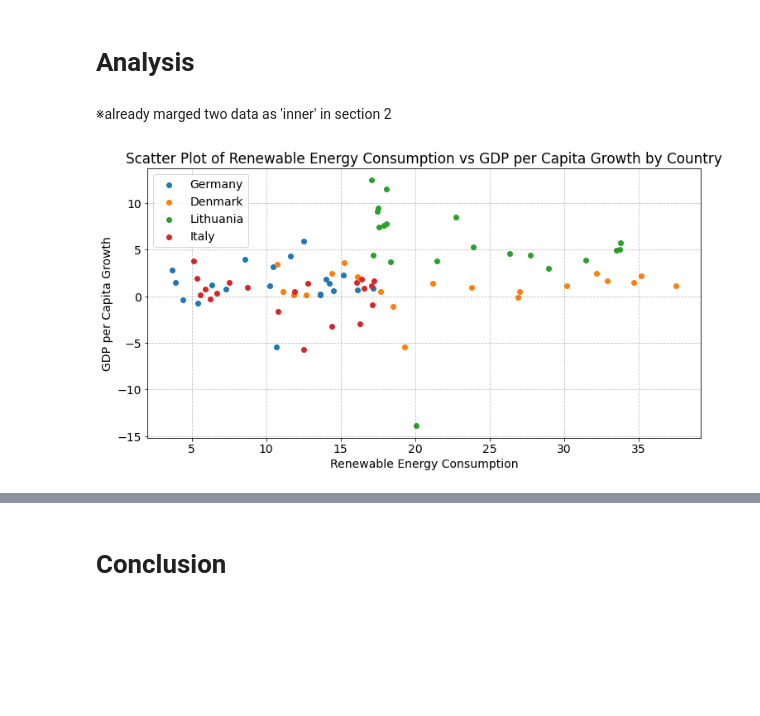
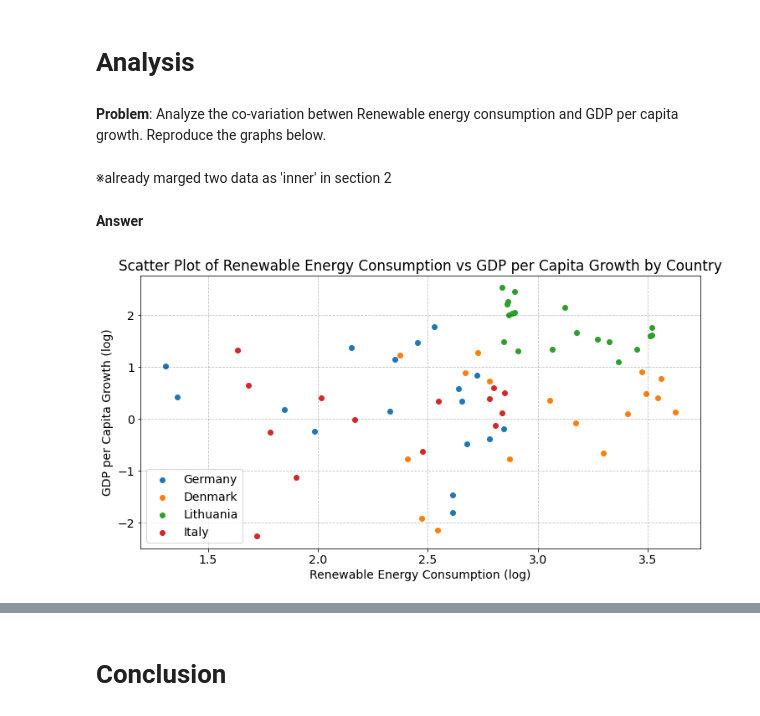
Before and after one commit to NumEconCopenhagen/projects-2023-team-copenhagen, a Jupyter notebook: dataproject/dataproject.ipynb, the cells around one changed output, grey strips where cells are left out. Saved outputs shown, nothing was run; the diff lists cells and outputs as text; code cells hidden in the pictures; blank space fills up the shorter version.

```diff
--- a/dataproject/dataproject.ipynb
+++ b/dataproject/dataproject.ipynb
@@ -326,29 +326,38 @@ interactive(children=(Dropdown(description='country', options=('Germany', 'Denma
 By comparing the Renewable Energy Consumption and GDP Per Capita Growth, it is evident that Denmark, with its high renewable energy consumption, has also achieved relatively stable and positive GDP per capita growth. Germany has also shown a similar pattern, with positive GDP per capita growth coinciding with increased renewable energy consumption. Lithuania's growth rates, on the other hand, have been more volatile despite relatively low renewable energy consumption. Italy, with the lowest renewable energy consumption and challenging GDP per capita growth, may suggest a potential correlation between renewable energy adoption and economic performance.
 # %% [markdown]
 # Analysis
+# %% [markdown]
+**Problem**: Analyze the co-variation betwen Renewable energy consumption and GDP per capita growth. Reproduce the graphs below.
 # %% [markdown]
 ※already marged two data as 'inner' in section 2
+# %% [markdown]
+**Answer**
 # %%
+# in order to eliminate the effect of differences in magnitude or units, take logs
+inner['log_rec'] =  np.log(inner['rec'])
+inner['log_gdp'] =  np.log(inner['gdp'])
+inner.head()
+
 # Scatter plot for 'Renewable energy consumption' vs 'GDP per capita growth' for each country
 plt.figure(figsize=(12, 6))
 
 # Scatter plot for Germany
-plt.scatter(inner[inner['country'] == 'Germany']['rec'], inner[inner['country'] == 'Germany']['gdp'], label='Germany')
+plt.scatter(inner[inner['country'] == 'Germany']['log_rec'], inner[inner['country'] == 'Germany']['log_gdp'], label='Germany')
 
 # Scatter plot for Denmark
-plt.scatter(inner[inner['country'] == 'Denmark']['rec'], inner[inner['country'] == 'Denmark']['gdp'], label='Denmark')
+plt.scatter(inner[inner['country'] == 'Denmark']['log_rec'], inner[inner['country'] == 'Denmark']['log_gdp'], label='Denmark')
 
 # Scatter plot for Lithuania
-plt.scatter(inner[inner['country'] == 'Lithuania']['rec'], inner[inner['country'] == 'Lithuania']['gdp'], label='Lithuania')
+plt.scatter(inner[inner['country'] == 'Lithuania']['log_rec'], inner[inner['country'] == 'Lithuania']['log_gdp'], label='Lithuania')
 
 # Scatter plot for Italy
-plt.scatter(inner[inner['country'] == 'Italy']['rec'], inner[inner['country'] == 'Italy']['gdp'], label='Italy')
+plt.scatter(inner[inner['country'] == 'Italy']['log_rec'], inner[inner['country'] == 'Italy']['log_gdp'], label='Italy')
 
-plt.xlabel('Renewable Energy Consumption')
-plt.ylabel('GDP per Capita Growth')
+plt.xlabel('Renewable Energy Consumption (log)')
+plt.ylabel('GDP per Capita Growth (log)')
 plt.title('Scatter Plot of Renewable Energy Consumption vs GDP per Capita Growth by Country')
 plt.legend()
 plt.grid(True, color='black', alpha=0.25, linestyle='--')
 plt.show()
 # %% [output]
-[figure, old version]
+[figure, new version]
```
Also changed, not shown: parts of 4 cells of this notebook.
